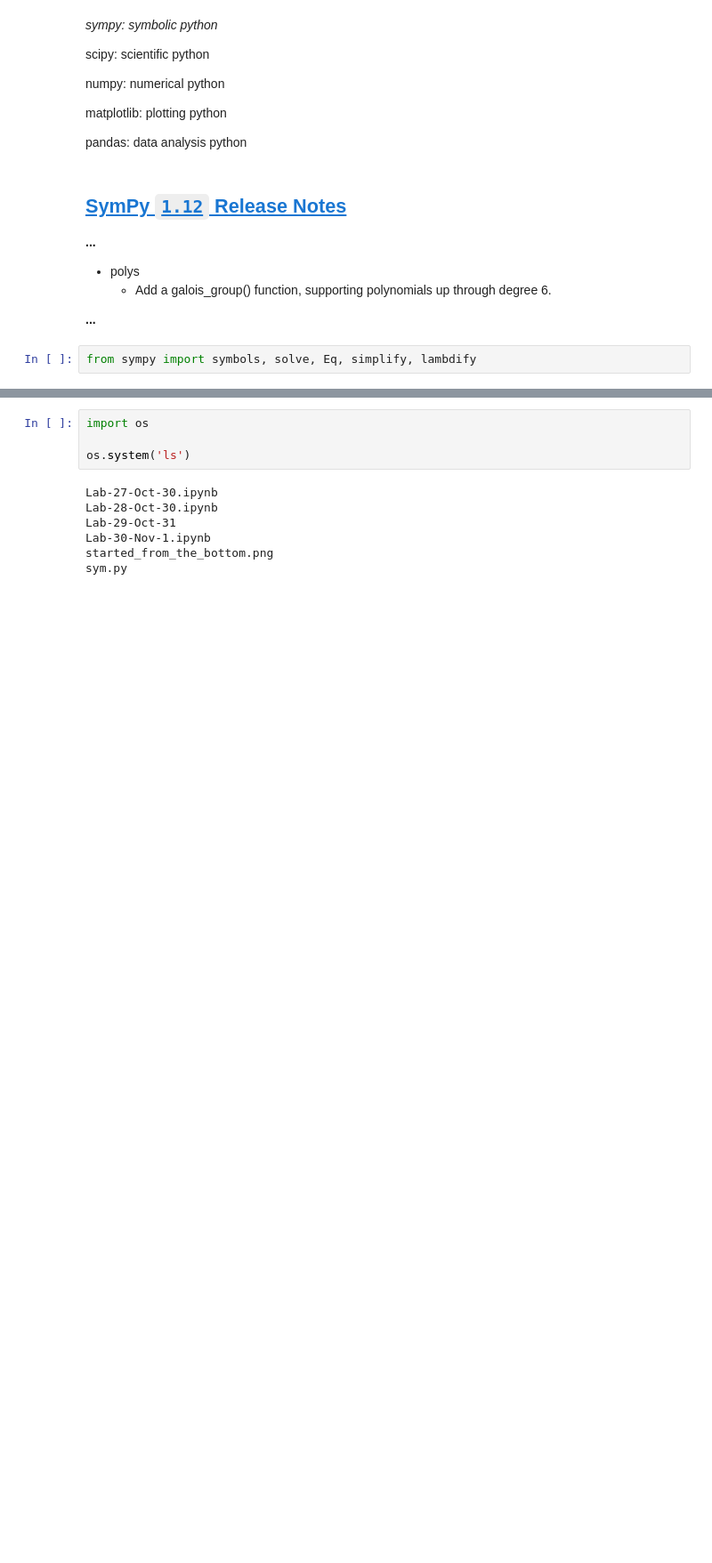
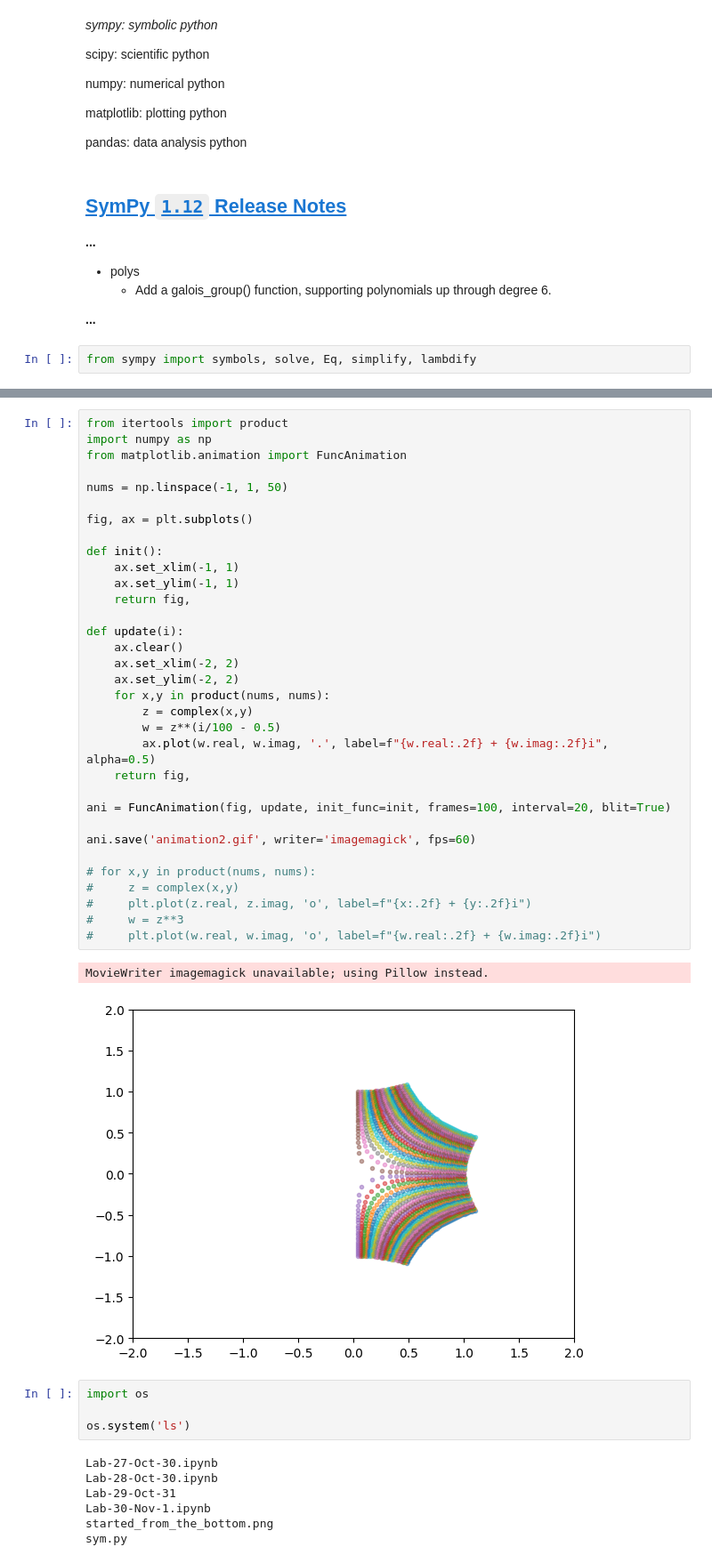
Before and after one commit to jackbullen/Math-248, a Jupyter notebook: Labs/Week 10/Lab-30-Nov-1.ipynb, the cells around one changed output, grey strips where cells are left out. Shown at 89% size. Cells and saved outputs as stored; diff of their text form; blank space fills up the shorter version.

```diff
--- a/Labs/Week 10/Lab-30-Nov-1.ipynb
+++ b/Labs/Week 10/Lab-30-Nov-1.ipynb
@@ -191,3 +253,39 @@ f(1, 2)
+# %%
+from itertools import product
+import numpy as np
+from matplotlib.animation import FuncAnimation
+
+nums = np.linspace(-1, 1, 50)
+
+fig, ax = plt.subplots()
+
+def init():
+    ax.set_xlim(-1, 1)
+    ax.set_ylim(-1, 1)
+    return fig,
+
+def update(i):
+    ax.clear()
+    ax.set_xlim(-2, 2)
+    ax.set_ylim(-2, 2)
+    for x,y in product(nums, nums):
+        z = complex(x,y)
+        w = z**(i/100 - 0.5)
+        ax.plot(w.real, w.imag, '.', label=f"{w.real:.2f} + {w.imag:.2f}i", alpha=0.5)
+    return fig,
+
+ani = FuncAnimation(fig, update, init_func=init, frames=100, interval=20, blit=True)
+
+ani.save('animation2.gif', writer='imagemagick', fps=60)
+
+# for x,y in product(nums, nums):
+#     z = complex(x,y)
+#     plt.plot(z.real, z.imag, 'o', label=f"{x:.2f} + {y:.2f}i")
+#     w = z**3
+#     plt.plot(w.real, w.imag, 'o', label=f"{w.real:.2f} + {w.imag:.2f}i")
+# %% [output]
+MovieWriter imagemagick unavailable; using Pillow instead.
+[figure, added]
 # %%
 import os
 
```
Also changed, not shown: parts of 30 cells of this notebook, 3 other files.
